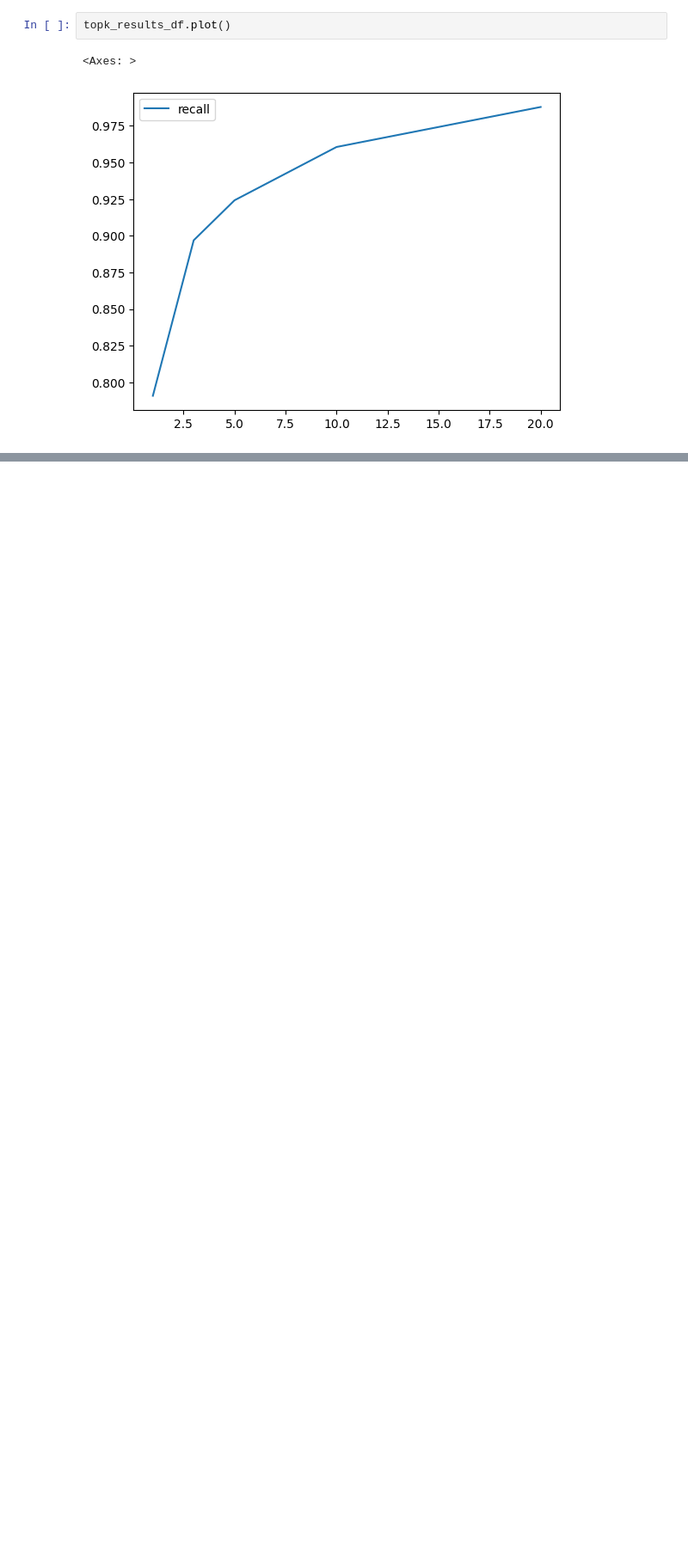
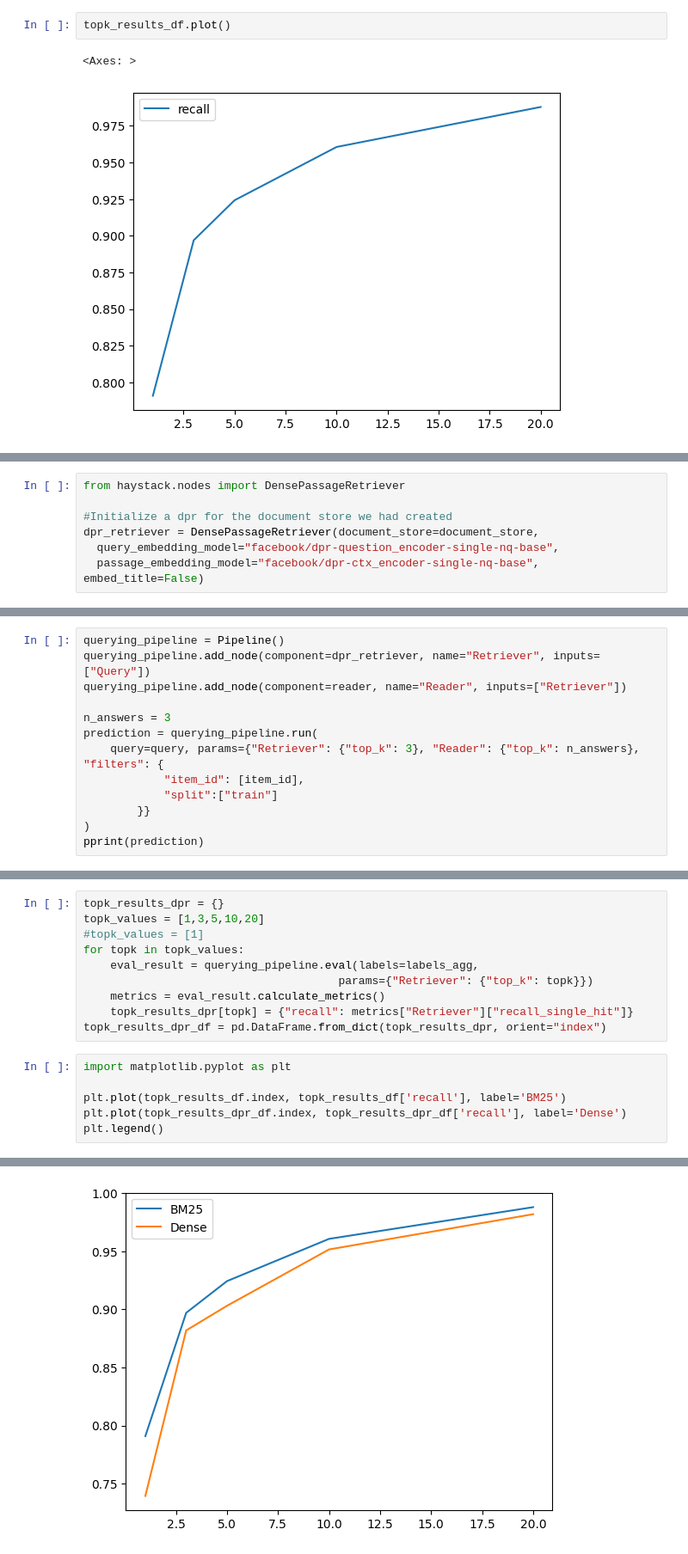
Before and after one commit to ash-rulz/RAG, a Jupyter notebook: NLPTransQA.ipynb, the cells around one changed output, grey strips where cells are left out. Shown at 86% size. Drawn from its saved outputs; the diff is of its cells as text; blank space fills up the shorter version.

```diff
--- a/NLPTransQA.ipynb
+++ b/NLPTransQA.ipynb
@@ -638,0 +660,8 @@ topk_results_df
+# %%
+from haystack.nodes import DensePassageRetriever
+
+#Initialize a dpr for the document store we had created
+dpr_retriever = DensePassageRetriever(document_store=document_store,
+  query_embedding_model="facebook/dpr-question_encoder-single-nq-base",
+  passage_embedding_model="facebook/dpr-ctx_encoder-single-nq-base",
+embed_title=False)
@@ -638,0 +673,13 @@ topk_results_df
+# %%
+querying_pipeline = Pipeline()
+querying_pipeline.add_node(component=dpr_retriever, name="Retriever", inputs=["Query"])
+querying_pipeline.add_node(component=reader, name="Reader", inputs=["Retriever"])
+
+n_answers = 3
+prediction = querying_pipeline.run(
+    query=query, params={"Retriever": {"top_k": 3}, "Reader": {"top_k": n_answers},  "filters": {
+            "item_id": [item_id],
+            "split":["train"]
+        }}
+)
+pprint(prediction)
@@ -638,0 +704,17 @@ topk_results_df
+# %%
+topk_results_dpr = {}
+topk_values = [1,3,5,10,20]
+#topk_values = [1]
+for topk in topk_values:
+	eval_result = querying_pipeline.eval(labels=labels_agg,
+                                      params={"Retriever": {"top_k": topk}})
+	metrics = eval_result.calculate_metrics()
+	topk_results_dpr[topk] = {"recall": metrics["Retriever"]["recall_single_hit"]}
+topk_results_dpr_df = pd.DataFrame.from_dict(topk_results_dpr, orient="index")
+# %%
+import matplotlib.pyplot as plt
+
+plt.plot(topk_results_df.index, topk_results_df['recall'], label='BM25')
+plt.plot(topk_results_dpr_df.index, topk_results_dpr_df['recall'], label='Dense')
+plt.legend()
+# %% [output]
@@ -638,0 +722 @@ topk_results_df
+[figure, added]
```
Also changed, not shown: parts of 32 cells of this notebook.
